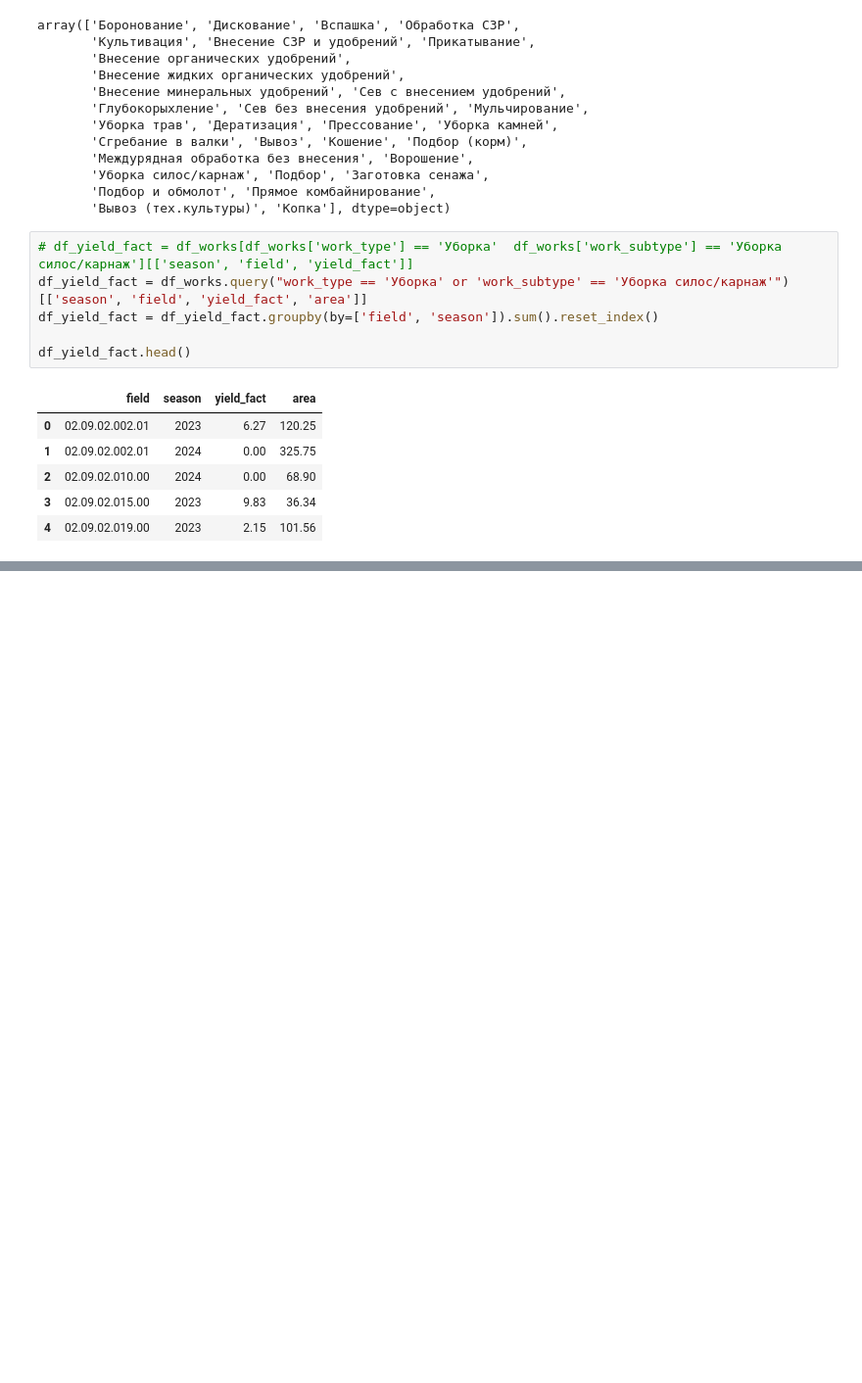
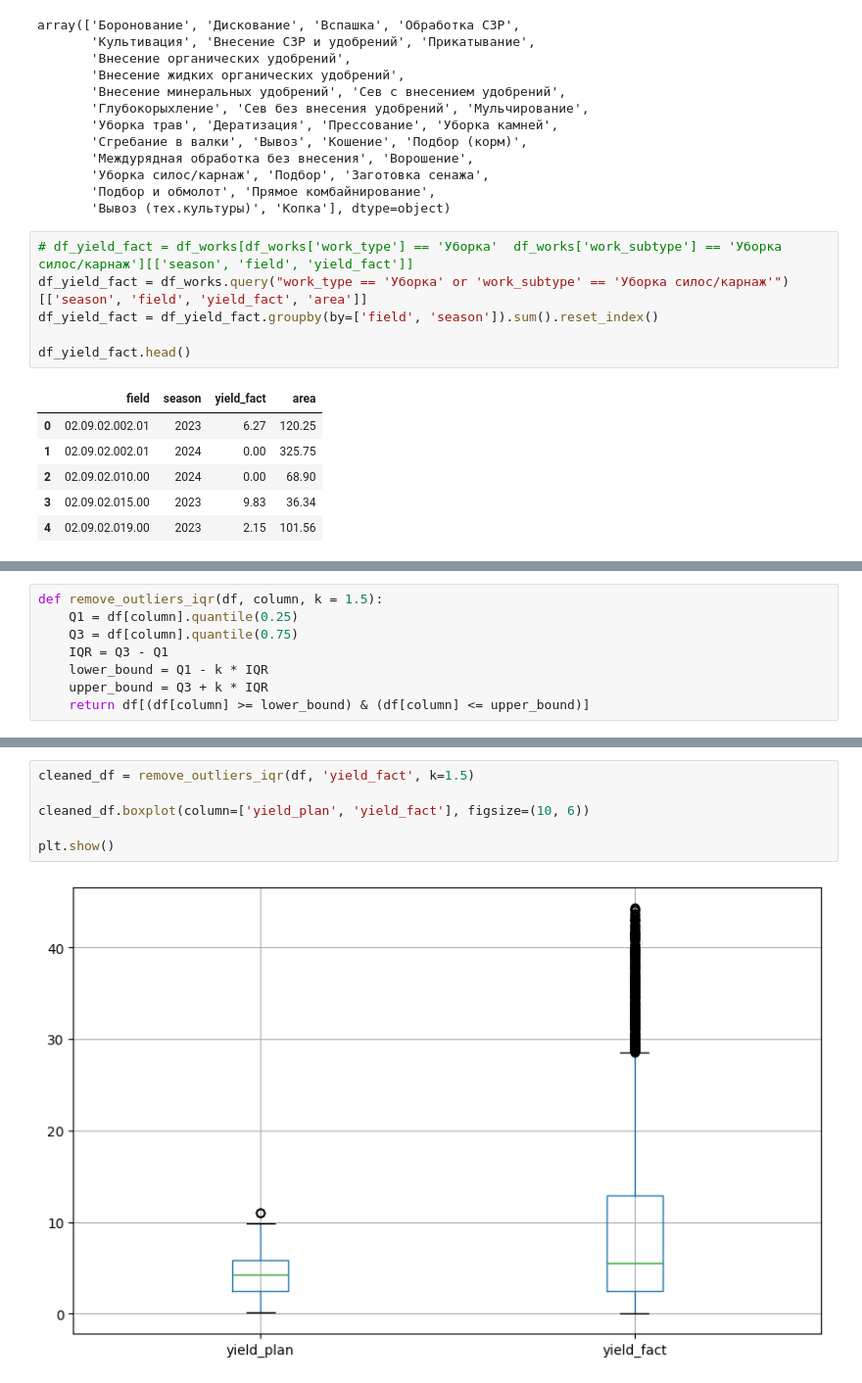
Before and after one commit to VladSunny/DANO_EKONIVA, a Jupyter notebook: notebooks/searchForHypotheses.ipynb, the cells around one changed output, grey strips where cells are left out. Shown at 98% size. Cells and saved outputs as stored; diff of their text form; blank space fills up the shorter version.

```diff
--- a/notebooks/searchForHypotheses.ipynb
+++ b/notebooks/searchForHypotheses.ipynb
@@ -105,0 +102,8 @@ dtype: int64
+# %%
+def remove_outliers_iqr(df, column, k = 1.5):
+    Q1 = df[column].quantile(0.25)
+    Q3 = df[column].quantile(0.75)
+    IQR = Q3 - Q1
+    lower_bound = Q1 - k * IQR
+    upper_bound = Q3 + k * IQR
+    return df[(df[column] >= lower_bound) & (df[column] <= upper_bound)]
@@ -105,0 +116,8 @@ dtype: int64
+# %%
+cleaned_df = remove_outliers_iqr(df, 'yield_fact', k=1.5)
+
+cleaned_df.boxplot(column=['yield_plan', 'yield_fact'], figsize=(10, 6))
+
+plt.show()
+# %% [output]
+[figure, added]
```
Also changed, not shown: parts of 9 cells of this notebook.
